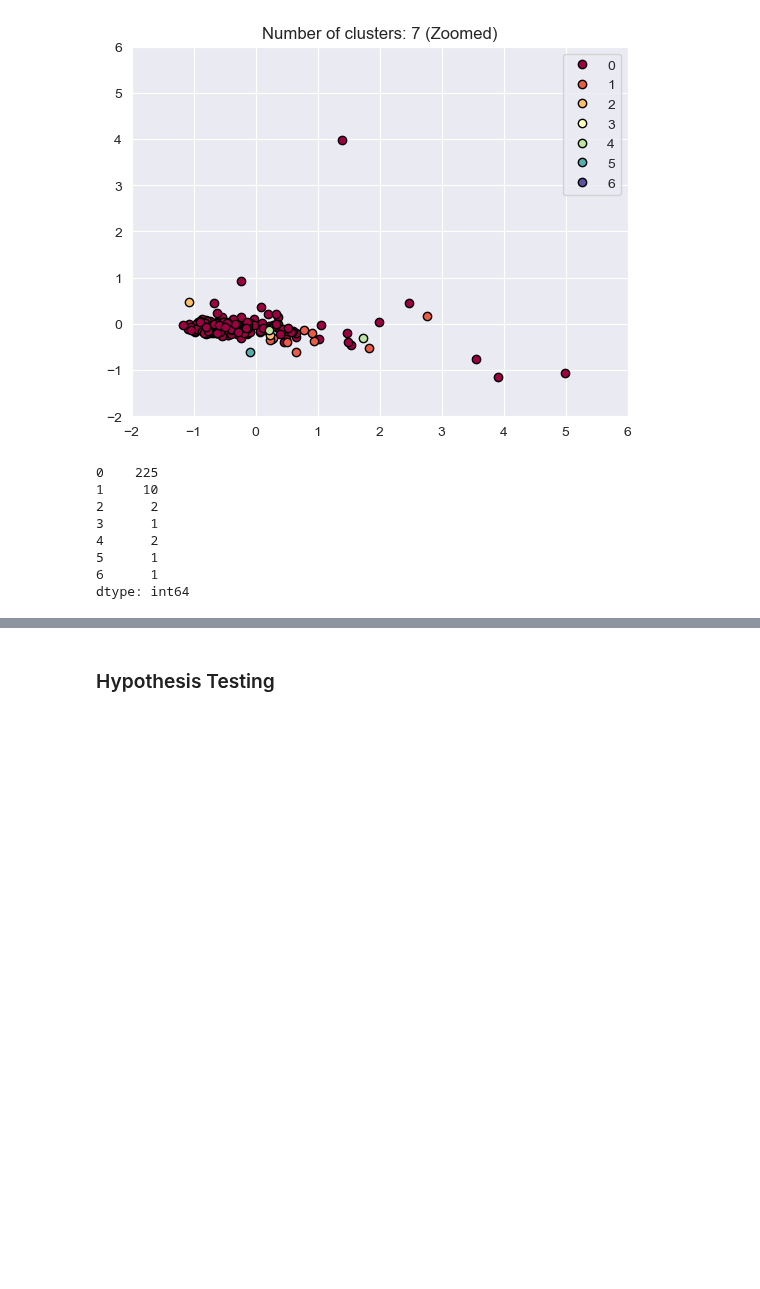
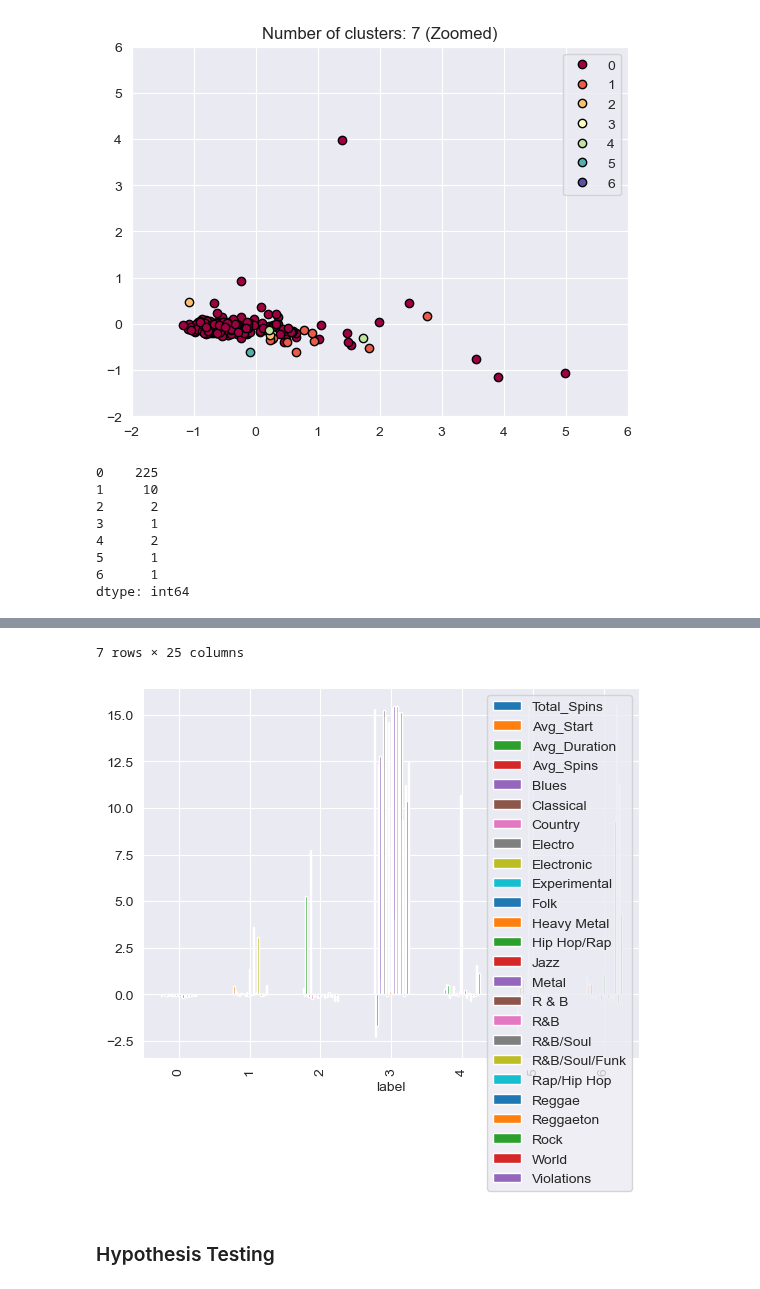
Before and after one commit to zhayes42/CS3870-WRUV, a Jupyter notebook: main.ipynb, the cells around one changed output, grey strips where cells are left out. Cells and saved outputs as stored; diff of their text form; code cells hidden in the pictures; blank space fills up the shorter version.

Commit message:
WIP clustering interpretation viz

```diff
--- a/main.ipynb
+++ b/main.ipynb
@@ -759,7 +759,7 @@ def agglom_cluster(x: np.ndarray, dj_names: np.ndarray, n_clusters: int = N_CLUS
     return labels, pd.Series(data=counts, index=cluster_num)
 
 
-labels, cluster_counts = agglom_cluster(data, dj_names=djs_df["DJ Name"].unique())
+cluster_labels, cluster_counts = agglom_cluster(data, dj_names=djs_df["DJ Name"].unique())
 cluster_counts
 # %% [output]
 [figure]
@@ -772,3 +772,31 @@ cluster_counts
 5      1
 6      1
 dtype: int64
+# %%
+def interpret_clusters(dj_df: pd.DataFrame, labels: np.ndarray):
+    """
+    Create a visual representation to interpret which archetypes
+    the clusters represent.
+
+    WORK IN PROGRESS!!
+    """
+    # Apply a StandardScalar to the data
+    #dj_df = dj_df[dj_df["DJ Name"] != "Program Director"]
+    #dj_df = dj_df[dj_df["DJ Name"] != "JAH RED"]
+    dj_df = dj_df.drop(columns=["DJ Name"])
+    scalar = StandardScaler()
+    x = scalar.fit_transform(dj_df)
+    clustered_df = pd.DataFrame(x, columns=dj_df.columns)
+
+    # Average the features across each label
+    clustered_df["label"] = labels
+    clustered_df = clustered_df.groupby("label").mean()
+
+    # Plot the features with labels
+    clustered_df.plot.bar()
+
+    return clustered_df
+
+df1 = interpret_clusters(djs_df, cluster_labels)
+df1
+# %% [output]
@@ -775,2 +812,4 @@ dtype: int64
+7 rows × 25 columns
+[figure, added]
 # %% [markdown]
 ### Hypothesis Testing
```
Also changed, not shown: parts of 1 cell of this notebook.
